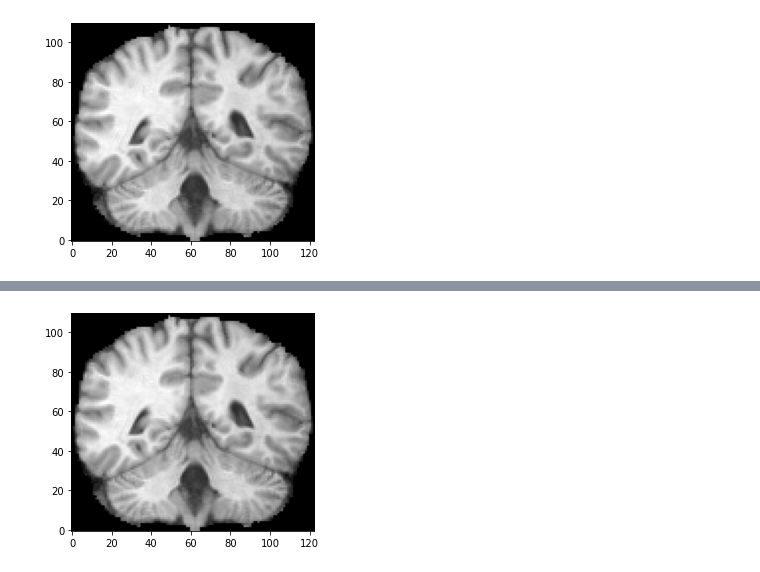
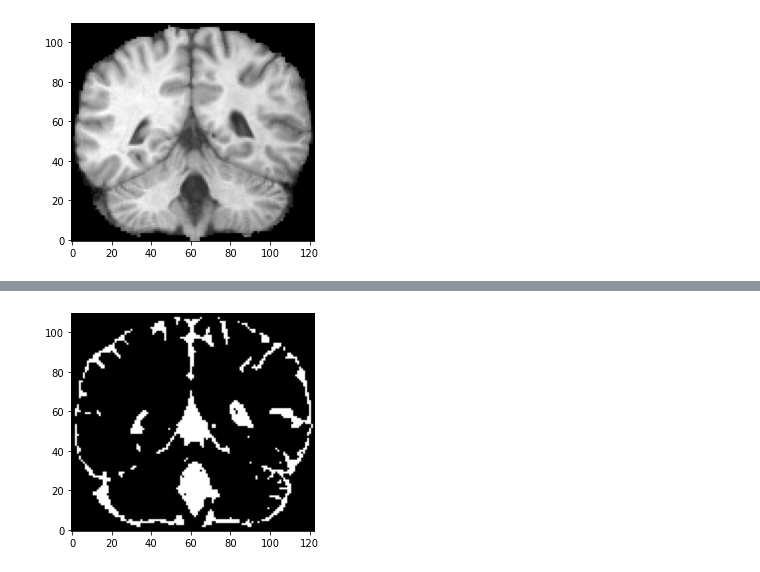
Before and after one commit to fabiansvc/project-mri, a Jupyter notebook: main.ipynb, the cells around one changed output, grey strips where cells are left out. Cells and saved outputs as stored; diff of their text form; code cells hidden in the pictures.

```diff
--- a/main.ipynb
+++ b/main.ipynb
@@ -398,5 +356,5 @@ plt.show()
-# %%
-plt.imshow(img_jc.T, origin='lower', cmap='gray')
-plt.show()
-# %% [output]
-[figure, old version]
+# %%
+plt.imshow(img_segs['probabilityimages'][3].T, origin='lower', cmap='gray')
+plt.show()
+# %% [output]
+[figure, added]
```
Also changed, not shown: parts of 21 cells of this notebook.
